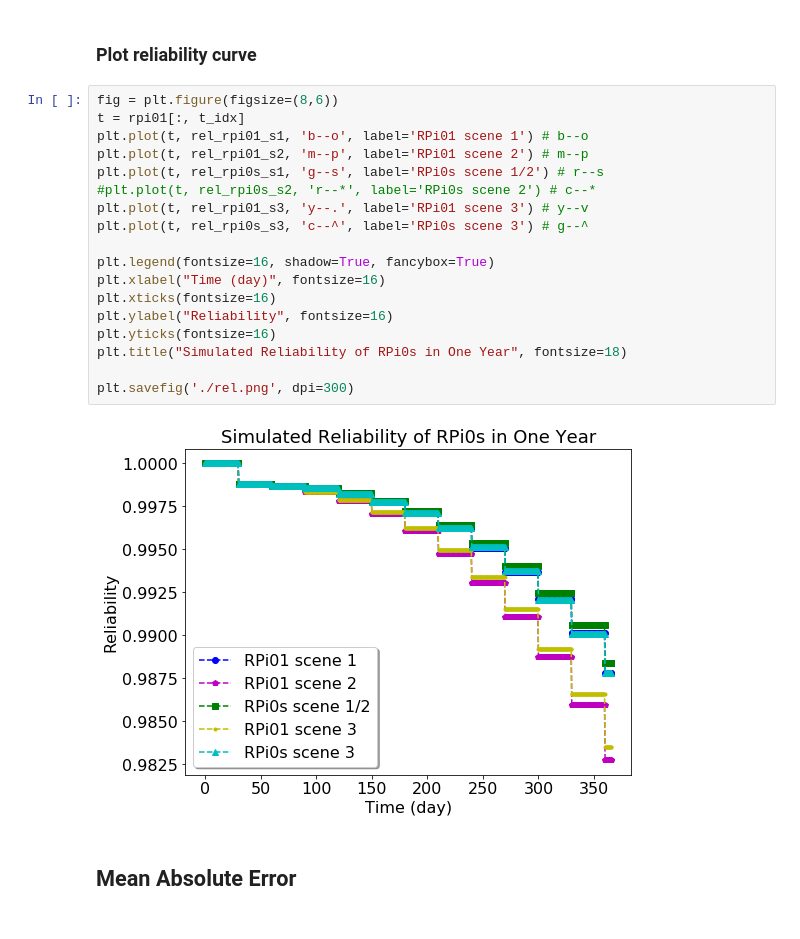
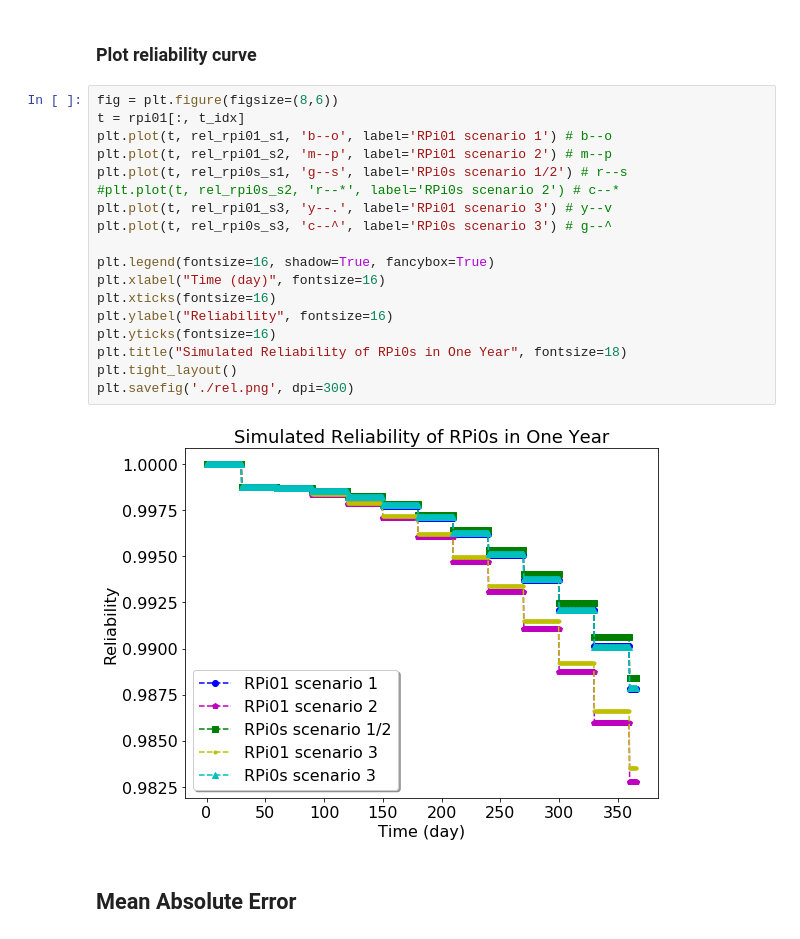
Before and after one commit to UCSD-SEELab/iotsim-validation, a Jupyter notebook: data/reliot-plot/plot.ipynb, the cells around one changed output. Drawn from its saved outputs; the diff is of its cells as text.

Commit message:
fix rel plot margin issue

```diff
--- a/data/reliot-plot/plot.ipynb
+++ b/data/reliot-plot/plot.ipynb
@@ -276,23 +276,23 @@ plt.savefig('./powertemp.png', dpi=300, bbox_extra_artists=(lgd,), bbox_inches='
 # %%
 fig = plt.figure(figsize=(8,6))
 t = rpi01[:, t_idx]
-plt.plot(t, rel_rpi01_s1, 'b--o', label='RPi01 scene 1') # b--o
-plt.plot(t, rel_rpi01_s2, 'm--p', label='RPi01 scene 2') # m--p
-plt.plot(t, rel_rpi0s_s1, 'g--s', label='RPi0s scene 1/2') # r--s
-#plt.plot(t, rel_rpi0s_s2, 'r--*', label='RPi0s scene 2') # c--*
-plt.plot(t, rel_rpi01_s3, 'y--.', label='RPi01 scene 3') # y--v
-plt.plot(t, rel_rpi0s_s3, 'c--^', label='RPi0s scene 3') # g--^
+plt.plot(t, rel_rpi01_s1, 'b--o', label='RPi01 scenario 1') # b--o
+plt.plot(t, rel_rpi01_s2, 'm--p', label='RPi01 scenario 2') # m--p
+plt.plot(t, rel_rpi0s_s1, 'g--s', label='RPi0s scenario 1/2') # r--s
+#plt.plot(t, rel_rpi0s_s2, 'r--*', label='RPi0s scenario 2') # c--*
+plt.plot(t, rel_rpi01_s3, 'y--.', label='RPi01 scenario 3') # y--v
+plt.plot(t, rel_rpi0s_s3, 'c--^', label='RPi0s scenario 3') # g--^
 
 plt.legend(fontsize=16, shadow=True, fancybox=True)
 plt.xlabel("Time (day)", fontsize=16)
 plt.xticks(fontsize=16)
 plt.ylabel("Reliability", fontsize=16)
 plt.yticks(fontsize=16)
 plt.title("Simulated Reliability of RPi0s in One Year", fontsize=18)
-
+plt.tight_layout()
 plt.savefig('./rel.png', dpi=300)
 # %% [output]
-[figure, old version]
+[figure, new version]
 # %% [markdown]
 ## Mean Absolute Error
 # %%
```
Also changed, not shown: 2 other files.
